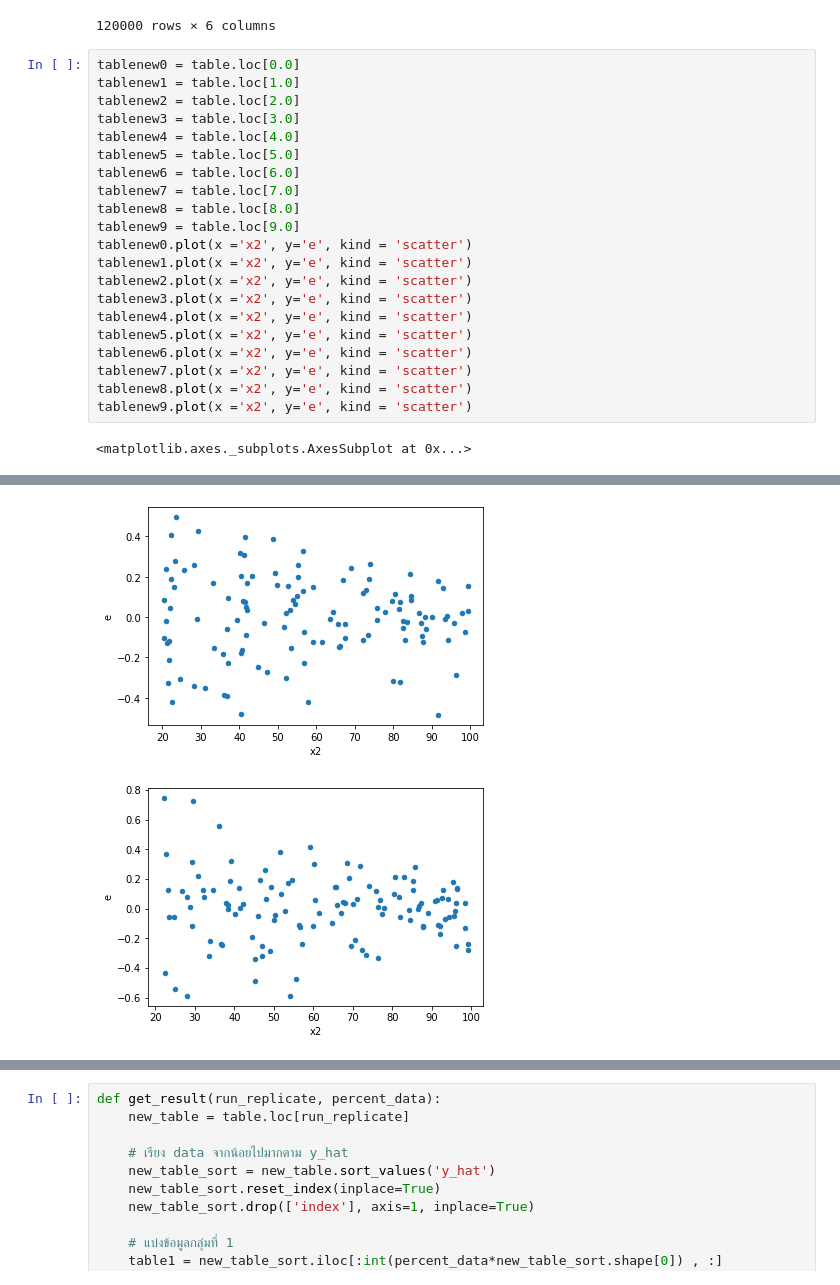
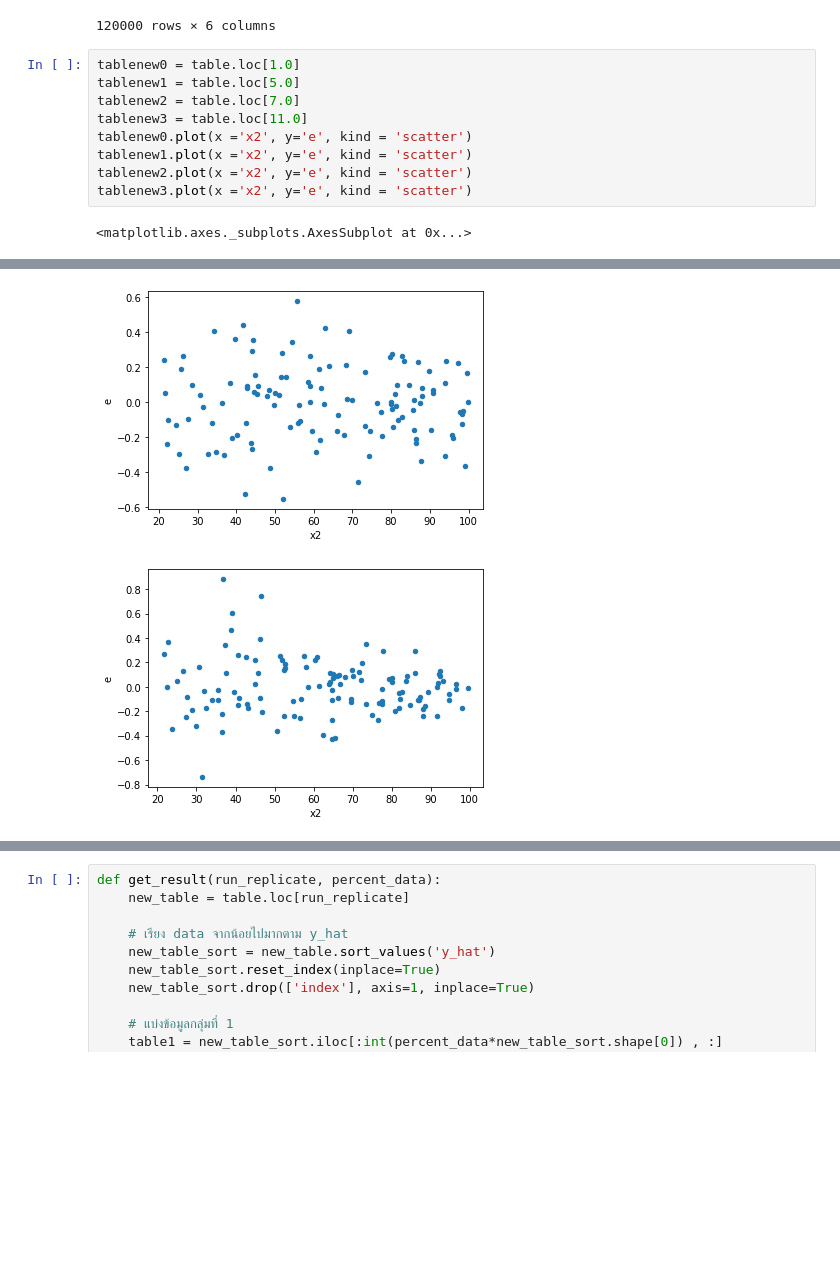
Before and after one commit to iam-fern/Generate_addition_2X, a Jupyter notebook: GQtest_data(y_hat)_add_delta_(_0_8)_n120_01.ipynb, the cells around one changed output, grey strips where cells are left out. Drawn from its saved outputs; the diff is of its cells as text; blank space fills up the shorter version.

```diff
--- a/GQtest_data(y_hat)_add_delta_(_0_8)_n120_01.ipynb
+++ b/GQtest_data(y_hat)_add_delta_(_0_8)_n120_01.ipynb
@@ -136,25 +136,13 @@ table
 |  | 119.0 | 79.559321 | 54.174676 | -0.113524 | 143.620473 | 143.721142 | -0.100669 |
 120000 rows × 6 columns
 # %%
-tablenew0 = table.loc[0.0]
-tablenew1 = table.loc[1.0]
-tablenew2 = table.loc[2.0]
-tablenew3 = table.loc[3.0]
-tablenew4 = table.loc[4.0]
-tablenew5 = table.loc[5.0]
-tablenew6 = table.loc[6.0]
-tablenew7 = table.loc[7.0]
-tablenew8 = table.loc[8.0]
-tablenew9 = table.loc[9.0]
+tablenew0 = table.loc[1.0]
+tablenew1 = table.loc[5.0]
+tablenew2 = table.loc[7.0]
+tablenew3 = table.loc[11.0]
 tablenew0.plot(x ='x2', y='e', kind = 'scatter')
 tablenew1.plot(x ='x2', y='e', kind = 'scatter')
 tablenew2.plot(x ='x2', y='e', kind = 'scatter')
 tablenew3.plot(x ='x2', y='e', kind = 'scatter')
-tablenew4.plot(x ='x2', y='e', kind = 'scatter')
-tablenew5.plot(x ='x2', y='e', kind = 'scatter')
-tablenew6.plot(x ='x2', y='e', kind = 'scatter')
-tablenew7.plot(x ='x2', y='e', kind = 'scatter')
-tablenew8.plot(x ='x2', y='e', kind = 'scatter')
-tablenew9.plot(x ='x2', y='e', kind = 'scatter')
 # %% [output]
 <matplotlib.axes._subplots.AxesSubplot at 0x...>
@@ -163,2 +151,2 @@ tablenew9.plot(x ='x2', y='e', kind = 'scatter')
-[figure, old version]
+[figure, new version]
-[figure, old version]
+[figure, new version]
```
Also changed, not shown: parts of 1 cell of this notebook.
